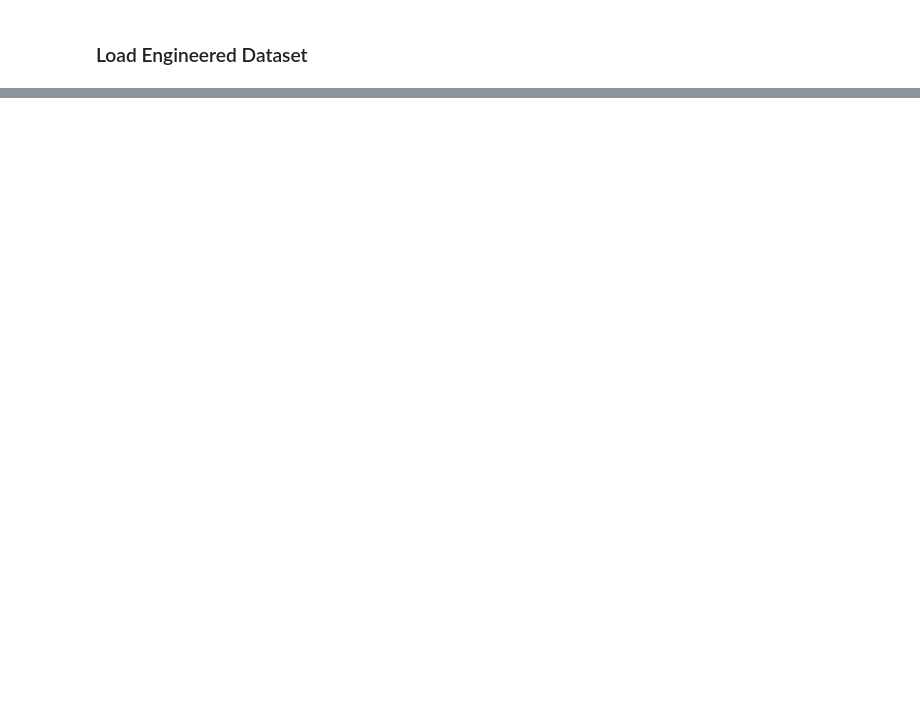
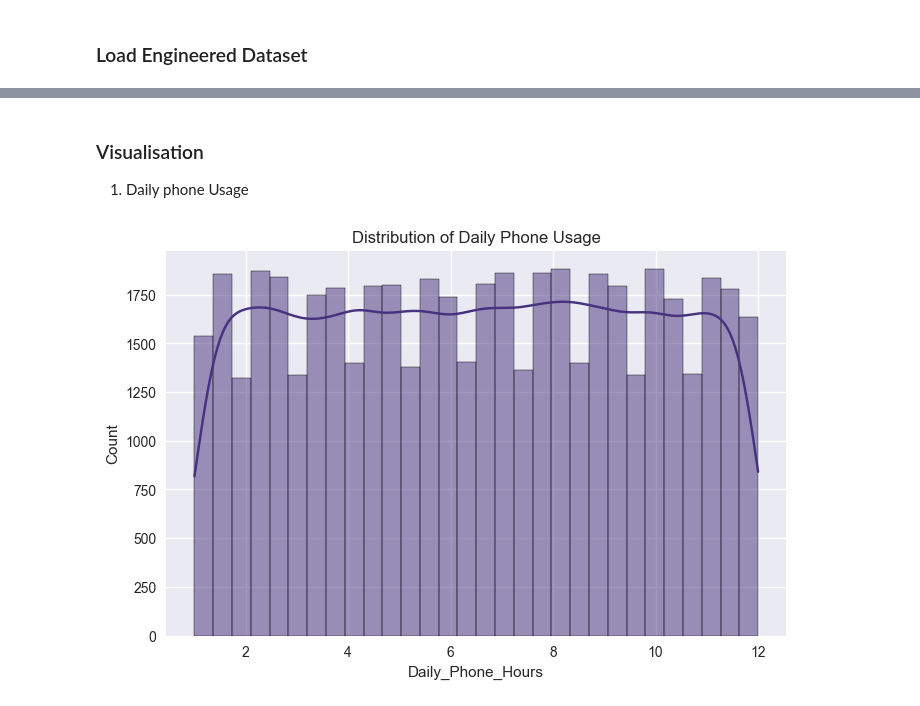
Before and after one commit to hendrybones/Smartphone-Usage-productivity, a Jupyter notebook: notebooks/01_eda.ipynb, the cells around one changed output, grey strips where cells are left out. Drawn from its saved outputs; the diff is of its cells as text; code cells hidden in the pictures; blank space fills up the shorter version.

```diff
--- a/notebooks/01_eda.ipynb
+++ b/notebooks/01_eda.ipynb
@@ -18,0 +115,10 @@ ArrowKeyError: No type extension with name arrow.py_extension_type found
+# %% [markdown]
+### Visualisation
+1. Daily phone Usage
+# %%
+plt.figure(figsize=(8,5))
+sns.histplot(df["Daily_Phone_Hours"], bins=30, kde=True)
+plt.title("Distribution of Daily Phone Usage")
+plt.show()
+# %% [output]
+[figure, added]
```
Also changed, not shown: parts of 42 cells of this notebook.
